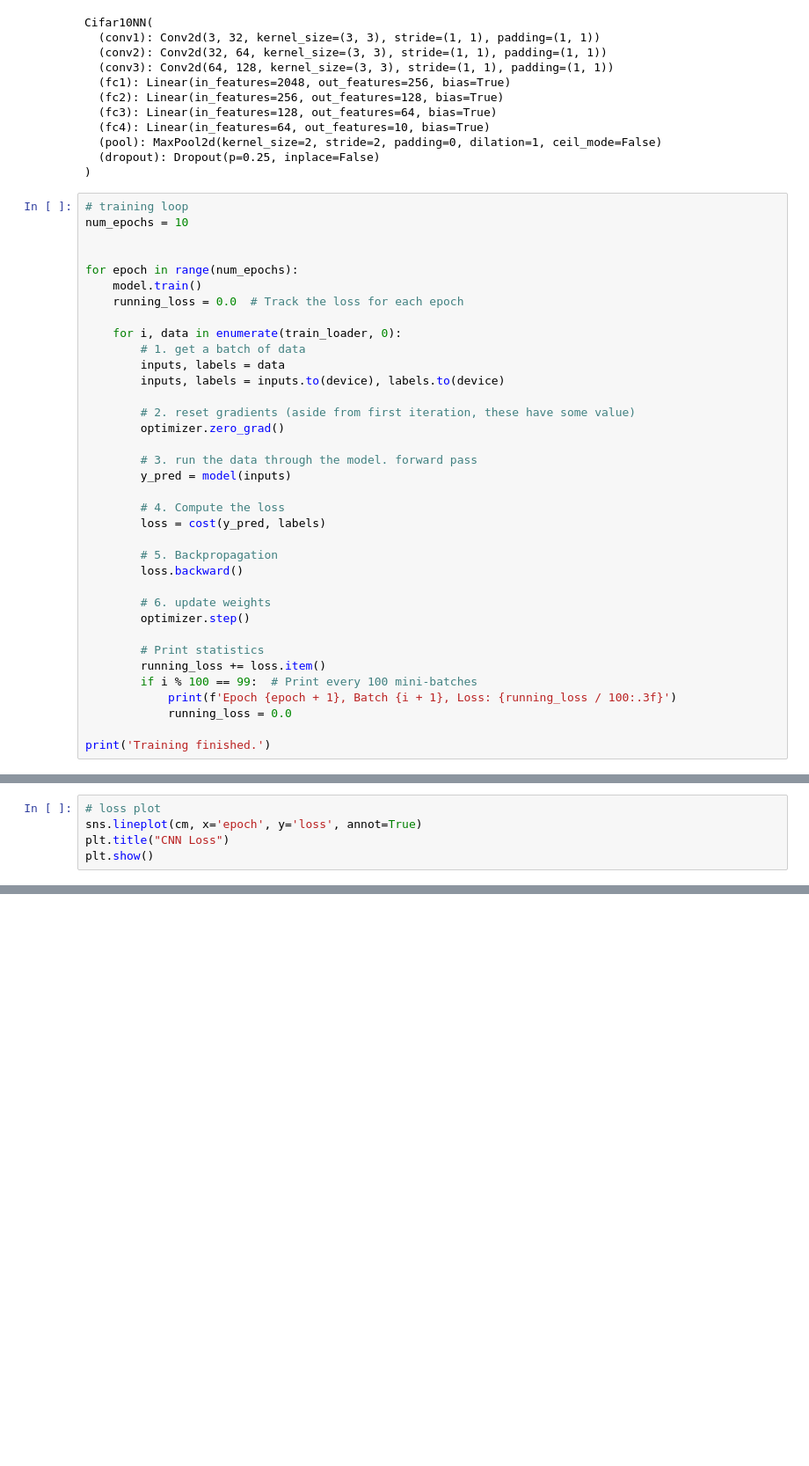
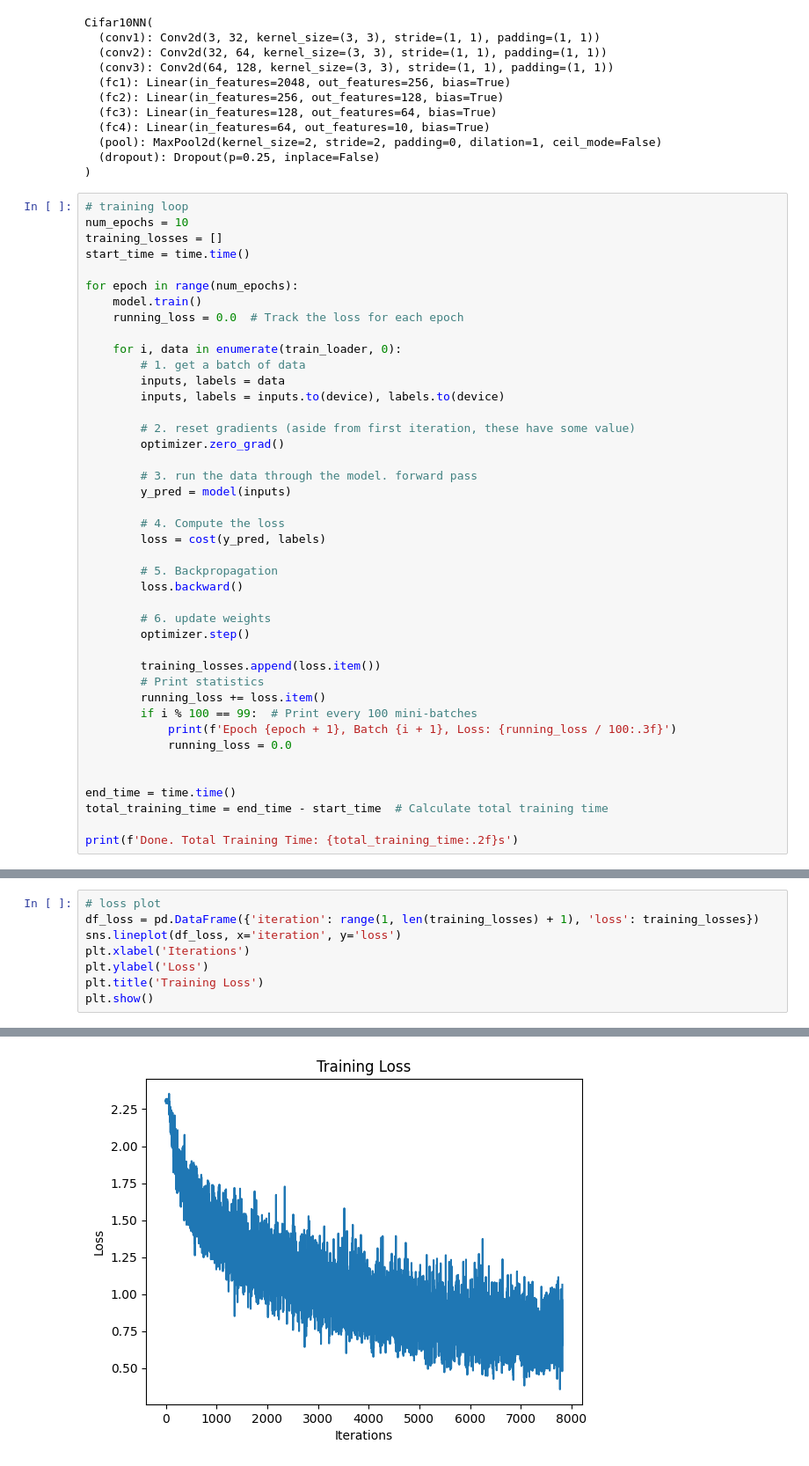
Before and after one commit to anderdc/cifar-10, a Jupyter notebook: models/cnn.ipynb, the cells around one changed output, grey strips where cells are left out. Shown: that part at 88% size. Drawn from its saved outputs; the diff is of its cells as text; blank space fills up the shorter version.

```diff
--- a/models/cnn.ipynb
+++ b/models/cnn.ipynb
@@ -118,7 +136,8 @@ Cifar10NN(
 # %%
 # training loop
 num_epochs = 10
-
+training_losses = []
+start_time = time.time()
 
 for epoch in range(num_epochs):
     model.train()
@@ -144,11 +163,16 @@ for epoch in range(num_epochs):
         # 6. update weights
         optimizer.step()
 
+        training_losses.append(loss.item())
         # Print statistics
         running_loss += loss.item()
         if i % 100 == 99:  # Print every 100 mini-batches
             print(f'Epoch {epoch + 1}, Batch {i + 1}, Loss: {running_loss / 100:.3f}')
             running_loss = 0.0
 
-print('Training finished.')
+
+end_time = time.time()
+total_training_time = end_time - start_time  # Calculate total training time
+
+print(f'Done. Total Training Time: {total_training_time:.2f}s')
 # %% [output]
@@ -172,6 +196,9 @@ Training finished.
 # %%
 # loss plot
-sns.lineplot(cm, x='epoch', y='loss', annot=True)
-plt.title("CNN Loss")
+df_loss = pd.DataFrame({'iteration': range(1, len(training_losses) + 1), 'loss': training_losses})
+sns.lineplot(df_loss, x='iteration', y='loss')
+plt.xlabel('Iterations')
+plt.ylabel('Loss')
+plt.title('Training Loss')
 plt.show()
 # %% [output]
@@ -179,3 +205,4 @@ NameError: name 'cm' is not defined
+[figure, added]
 # %%
 # evaluate model
 def evaluate(data_loader):
```
Also changed, not shown: parts of 10 cells of this notebook, 1 other file.
